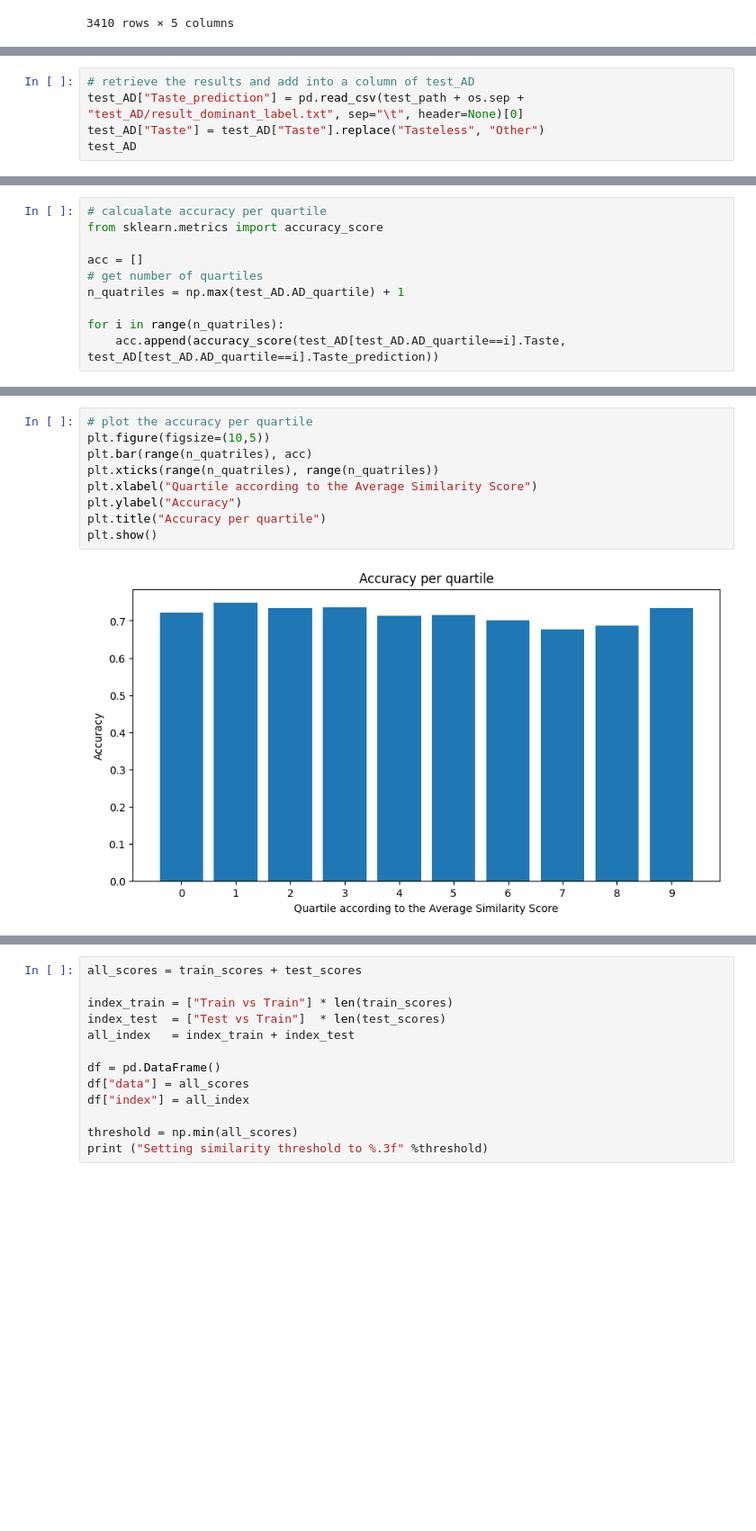
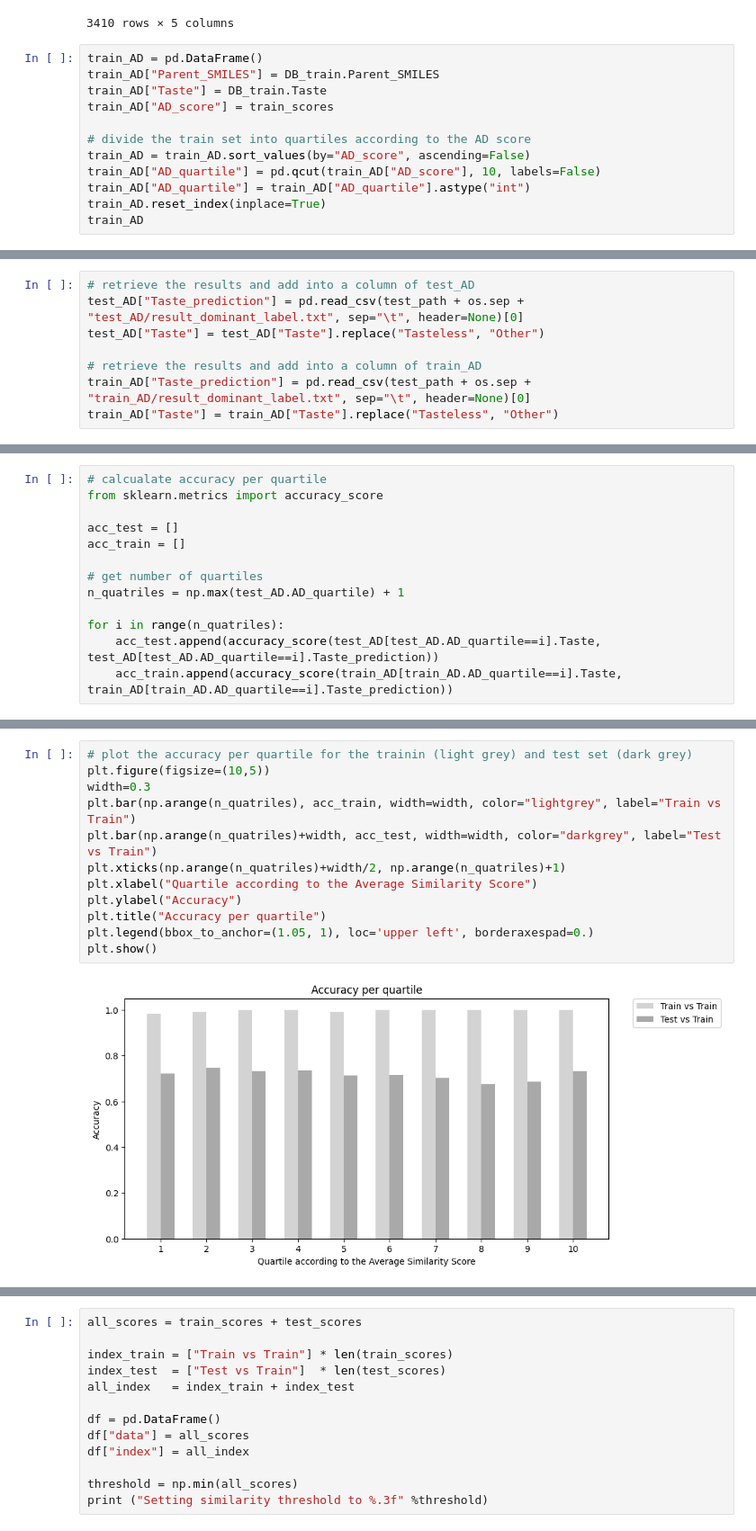
Before and after one commit to lorenzopallante/VirtuousMultiTaste, a Jupyter notebook: notebook/ApplicabilityDonain.ipynb, the cells around one changed output, grey strips where cells are left out. Shown at 90% size. Saved outputs shown, nothing was run; the diff lists cells and outputs as text; blank space fills up the shorter version.

```diff
--- a/notebook/ApplicabilityDonain.ipynb
+++ b/notebook/ApplicabilityDonain.ipynb
@@ -190,3 +190,15 @@ test_AD
 | 3408 | 1845 | Cl.N | Tasteless | 0.036840 | 0 |
 | 3409 | 1856 | [He] | Tasteless | 0.031916 | 0 |
 3410 rows × 5 columns
+# %%
+train_AD = pd.DataFrame()
+train_AD["Parent_SMILES"] = DB_train.Parent_SMILES
+train_AD["Taste"] = DB_train.Taste
+train_AD["AD_score"] = train_scores
+
+# divide the train set into quartiles according to the AD score
+train_AD = train_AD.sort_values(by="AD_score", ascending=False)
+train_AD["AD_quartile"] = pd.qcut(train_AD["AD_score"], 10, labels=False)
+train_AD["AD_quartile"] = train_AD["AD_quartile"].astype("int")
+train_AD.reset_index(inplace=True)
+train_AD
@@ -200,4 +230,7 @@ test_AD.Parent_SMILES.to_csv(test_path + os.sep + "test_AD_SMILES.txt", sep="\t"
 # retrieve the results and add into a column of test_AD
 test_AD["Taste_prediction"] = pd.read_csv(test_path + os.sep + "test_AD/result_dominant_label.txt", sep="\t", header=None)[0]
 test_AD["Taste"] = test_AD["Taste"].replace("Tasteless", "Other")
-test_AD
+
+# retrieve the results and add into a column of train_AD
+train_AD["Taste_prediction"] = pd.read_csv(test_path + os.sep + "train_AD/result_dominant_label.txt", sep="\t", header=None)[0]
+train_AD["Taste"] = train_AD["Taste"].replace("Tasteless", "Other")
@@ -234,9 +238,12 @@ interactive(children=(IntSlider(value=0, description='n', max=3409), Output()),
 # calcualate accuracy per quartile
 from sklearn.metrics import accuracy_score
 
-acc = []
+acc_test = []
+acc_train = []
+
 # get number of quartiles
 n_quatriles = np.max(test_AD.AD_quartile) + 1
 
 for i in range(n_quatriles):
-    acc.append(accuracy_score(test_AD[test_AD.AD_quartile==i].Taste, test_AD[test_AD.AD_quartile==i].Taste_prediction))
+    acc_test.append(accuracy_score(test_AD[test_AD.AD_quartile==i].Taste, test_AD[test_AD.AD_quartile==i].Taste_prediction))
+    acc_train.append(accuracy_score(train_AD[train_AD.AD_quartile==i].Taste, train_AD[train_AD.AD_quartile==i].Taste_prediction))
@@ -243,11 +259,14 @@ for i in range(n_quatriles):
 # %%
-# plot the accuracy per quartile
+# plot the accuracy per quartile for the trainin (light grey) and test set (dark grey)
 plt.figure(figsize=(10,5))
-plt.bar(range(n_quatriles), acc)
-plt.xticks(range(n_quatriles), range(n_quatriles))
+width=0.3
+plt.bar(np.arange(n_quatriles), acc_train, width=width, color="lightgrey", label="Train vs Train")
+plt.bar(np.arange(n_quatriles)+width, acc_test, width=width, color="darkgrey", label="Test vs Train")
+plt.xticks(np.arange(n_quatriles)+width/2, np.arange(n_quatriles)+1)
 plt.xlabel("Quartile according to the Average Similarity Score")
 plt.ylabel("Accuracy")
 plt.title("Accuracy per quartile")
+plt.legend(bbox_to_anchor=(1.05, 1), loc='upper left', borderaxespad=0.)
 plt.show()
 # %% [output]
-[figure, old version]
+[figure, new version]
```
Also changed, not shown: parts of 41 cells of this notebook, 35 other files.
